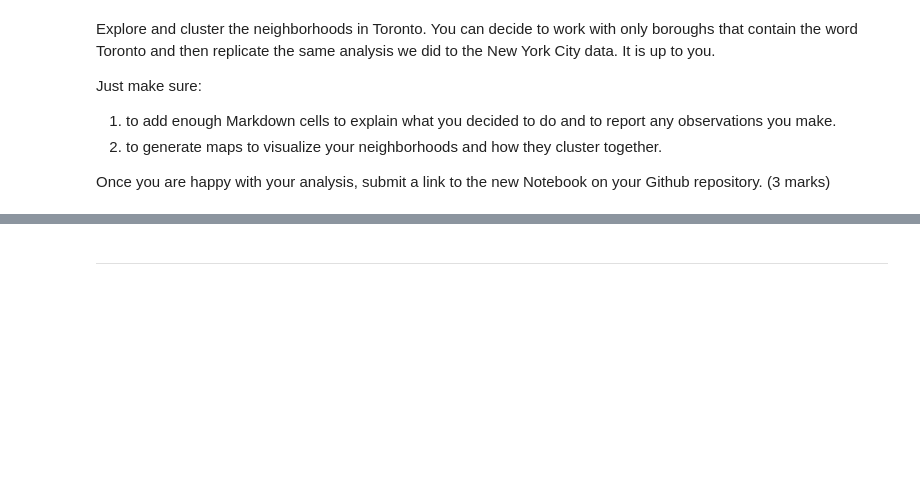
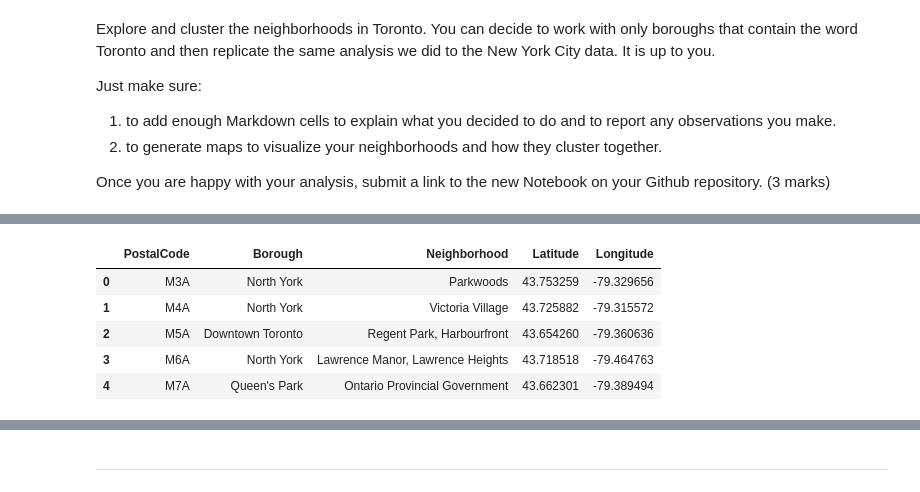
Before and after one commit to aliceyshu/Coursera_Capstone, a Jupyter notebook: w3/segmenting and clustering neighborhoods in Toronto.ipynb, the cells around one changed output, grey strips where cells are left out. Saved outputs shown, nothing was run; the diff lists cells and outputs as text; code cells hidden in the pictures; blank space fills up the shorter version.

```diff
--- a/w3/segmenting and clustering neighborhoods in Toronto.ipynb
+++ b/w3/segmenting and clustering neighborhoods in Toronto.ipynb
@@ -90,0 +99,23 @@ import numpy as np
+# %%
+table_contents=[]
+table = soup.find('table')
+
+for row in table.findAll('td'):
+    cell = {}
+    # ignore cells with borough that is not assigned
+    if row.span.text=='Not assigned':
+        pass
+    else:
+        cell['PostalCode'] = row.p.text[:3]
+        cell['Borough'] = (row.span.text).split('(')[0]
+        cell['Neighborhood'] = (((((row.span.text).split('(')[1]).strip(')')).replace(' /',',')).replace(')',' ')).strip(' ')
+        table_contents.append(cell)
+
+# print(table_contents)
+geo_coor = pd.DataFrame(table_contents)
+geo_coor['Borough'] = geo_coor['Borough'].replace(
+    {'Downtown TorontoStn A PO Boxes25 The Esplanade':'Downtown Toronto Stn A',
+    'East TorontoBusiness reply mail Processing Centre969 Eastern':'East Toronto Business',
+    'EtobicokeNorthwest':'Etobicoke Northwest',
+    'East YorkEast Toronto':'East York/East Toronto',
+    'MississaugaCanada Post Gateway Processing Centre':'Mississauga'})
@@ -139,0 +190,5 @@ Once you are happy with your analysis, submit a link to the new Notebook on your
+# %%
+# import this file in case I did't get the above dataframe right
+df = pd.read_csv("https://cf-courses-data.s3.us.cloud-object-storage.appdomain.cloud/IBMDeveloperSkillsNetwork-DS0701EN-SkillsNetwork/labs_v1/Geospatial_Coordinates.csv")
+df = df.rename(columns={'Postal Code': 'PostalCode'})
+df.head()
@@ -139,0 +202,10 @@ Once you are happy with your analysis, submit a link to the new Notebook on your
+# %%
+new_geo_coor = geo_coor.join(df.set_index('PostalCode'), on='PostalCode', how='inner')
+new_geo_coor.head()
+# %% [output]
+|  | PostalCode | Borough | Neighborhood | Latitude | Longitude |
+| 0 | M3A | North York | Parkwoods | 43.753259 | -79.329656 |
+| 1 | M4A | North York | Victoria Village | 43.725882 | -79.315572 |
+| 2 | M5A | Downtown Toronto | Regent Park, Harbourfront | 43.654260 | -79.360636 |
+| 3 | M6A | North York | Lawrence Manor, Lawrence Heights | 43.718518 | -79.464763 |
+| 4 | M7A | Queen's Park | Ontario Provincial Government | 43.662301 | -79.389494 |
```
Also changed, not shown: parts of 31 cells of this notebook.
